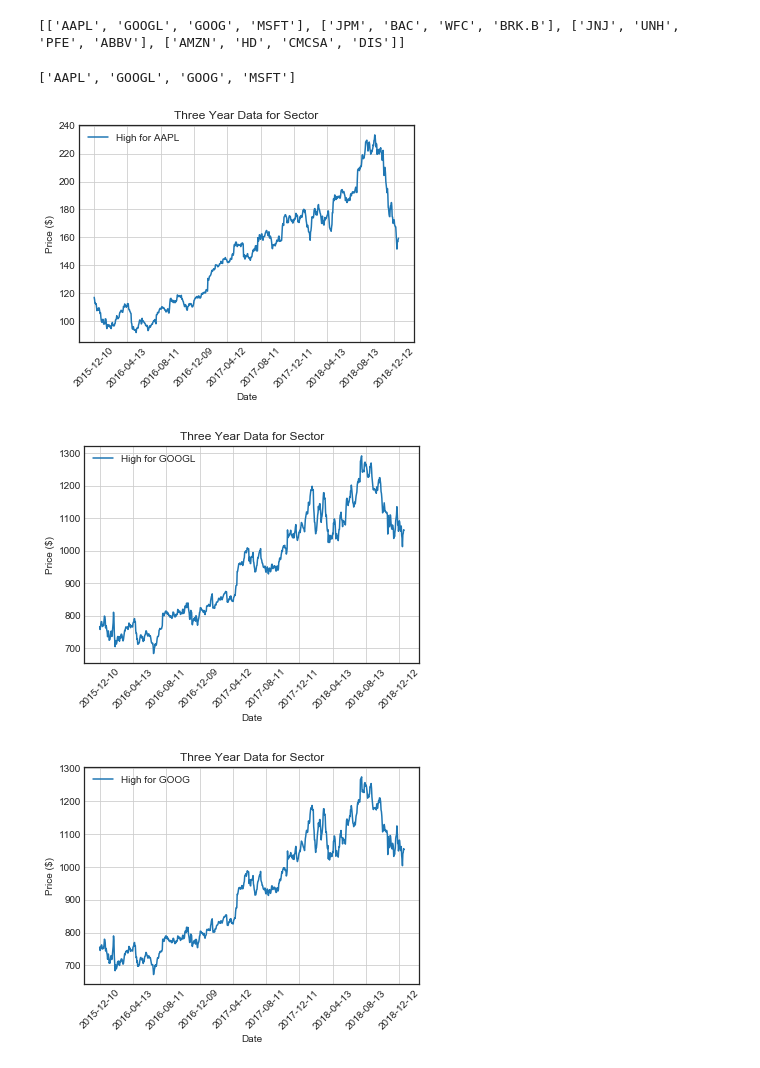
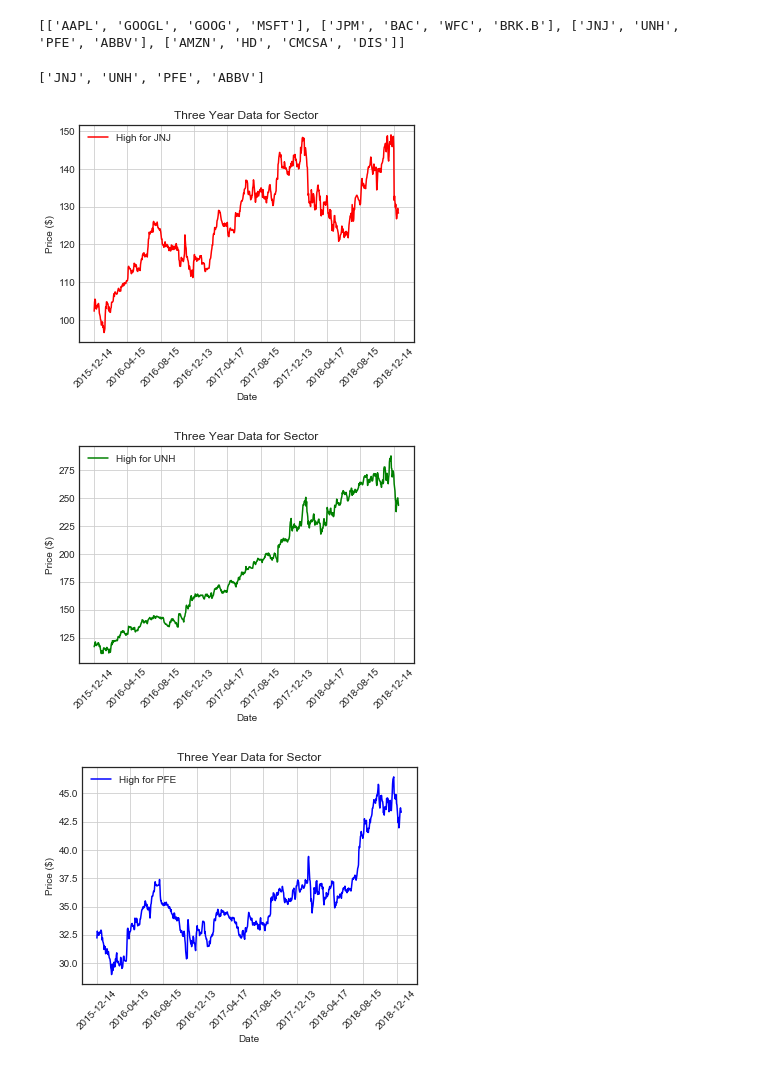
Before and after one commit to wissemeddine/data_wizards, a Jupyter notebook: Historical S and P 500 Stock Analysis.ipynb, the cells around one changed output. Drawn from its saved outputs; the diff is of its cells as text; code cells hidden in the pictures.

Commit message:
colored charts and sector control variable k

```diff
--- a/Historical S and P 500 Stock Analysis.ipynb
+++ b/Historical S and P 500 Stock Analysis.ipynb
@@ -89,7 +89,8 @@ print(symbols)
 # To access one symbol I will be using variables "i" and "j." This is a very important point.
 # It will allow us to generate multiple charts. (i.e. symbols[i][j])
 
-# ***Change i and j to show graph for individual stock you want to see.
+# ***Change i and j to show graph for individual stock you want to see, k for sector.
+k=2
 i=0
 j=0
 
@@ -116,11 +117,11 @@ def url_response(ticker):
     url_response = requests.get(query).json()
     return url_response
 
-print(symbols[i])
+print(symbols[k])
 
 
 json_responses1 = []
-for tickers in symbols[i]:
+for tickers in symbols[k]:
     response = url_response(tickers)
     json_responses1.append(response)
 
@@ -128,7 +129,7 @@ for tickers in symbols[i]:
 # pretty print the json
 # print(json.dumps(url_response, indent=4, sort_keys=True))
 # %% [output]
-['AAPL', 'GOOGL', 'GOOG', 'MSFT']
+['JNJ', 'UNH', 'PFE', 'ABBV']
 # %%
 
 #ts_df2 = pd.DataFrame.from_dict(url_response2["Time Series (Daily)"])
@@ -159,36 +160,36 @@ def manipulation (ts_df):
 # baptize the columns.
     ts_df = ts_df.rename(columns = re_col)
 
     return ts_df
 #display(ts_df.head(730)) #use to show the data we are plotting.
 #begin visualization of stock
 
 
 
 # RKY: See the note I made after print(symbols)
 #Remember i=0
 #j=1
 def visualization (ts_df,i,j):
-
+    colors = ["red","green","blue","orange"]
     ts_df = manipulation(ts_df)
     #ts_df2= manipulation(ts_df2)
     index = list(ts_df.index)
     vis_df = pd.DataFrame({f"High for {symbols[i][j]}":ts_df["High"]}, index = index)
     vis_df = vis_df.astype(float)
 
     plt.style.use('seaborn-white')
-    vis_df.plot(grid=True,title=f'Three Year Data for Sector', xticks=([w*7*12 for w in range(10)]),rot=45)
+    vis_df.plot(grid=True,color=colors[j],title=f'Three Year Data for Sector', xticks=([w*7*12 for w in range(10)]),rot=45)
     plt.xlabel("Date")
     plt.ylabel("Price ($)")
     plt.show()
 
 
 while i < len(symbols):
     while j < len(symbols[0]):
-        visualization(ts_df,i,j)
+        visualization(ts_df,k,j)
         j+=1
     i+=1
 # %% [output]
-[figure, old version]
+[figure, new version]
-[figure, old version]
+[figure, new version]
-[figure, old version]
+[figure, new version]
```
Also changed, not shown: parts of 2 cells of this notebook, 1 other file.
